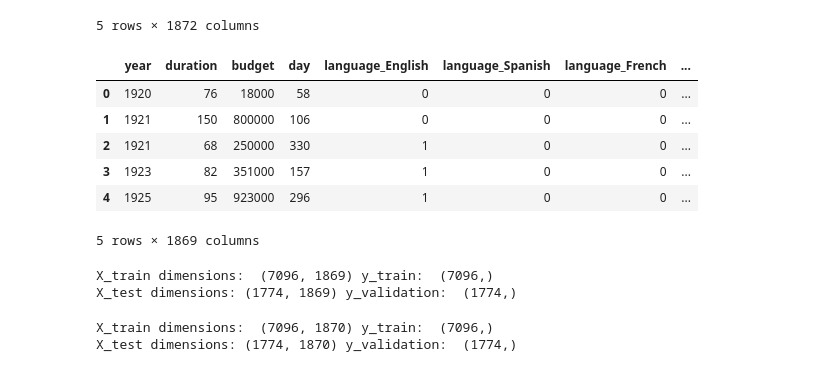
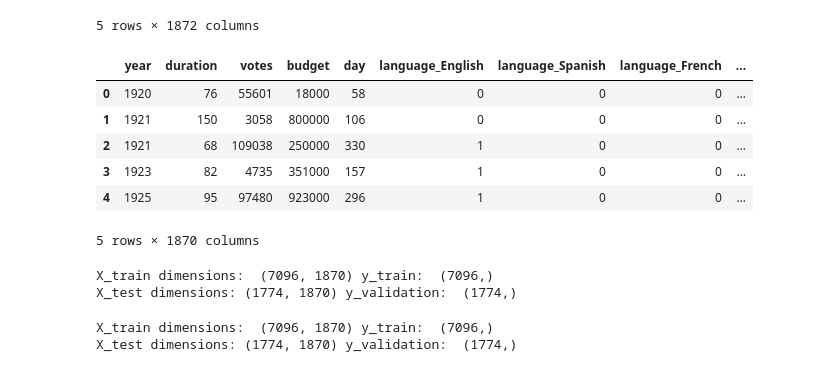
Before and after one commit to qizhengyaoyao/Final-project, a Jupyter notebook: 01_Data_Processing_LightGBM_CPU.ipynb, the cells around one changed output. Saved outputs shown, nothing was run; the diff lists cells and outputs as text; code cells hidden in the pictures.

```diff
--- a/01_Data_Processing_LightGBM_CPU.ipynb
+++ b/01_Data_Processing_LightGBM_CPU.ipynb
@@ -24,7 +45,10 @@ import numpy as np
 from sklearn.metrics import accuracy_score
 import pandas as pd
 # %%
-df = pd.read_csv('/content/drive/MyDrive/MonashDataBootcamp/Final_Project/movie_sample.csv')
+# df = pd.read_csv('/content/drive/MyDrive/MonashDataBootcamp/Final_Project/movie_sample.csv')
+
+df = pd.read_csv('data/movie_sample.csv')
+
 df.head()
 # %% [output]
 |  | Unnamed: 0 | year | duration | avg_vote | votes | budget | worlwide_gross_income | day | ... |
@@ -233,4 +257,4 @@ df.shape
 # %%
 sample_df = df.drop(["Unnamed: 0"], axis=1)
 # %%
-X = sample_df.drop(["avg_vote","votes","worlwide_gross_income"], axis=1)
+X = sample_df.drop(["avg_vote","worlwide_gross_income"], axis=1)
@@ -241,12 +261,12 @@ X_revenue = sample_df.drop(["votes","worlwide_gross_income"], axis=1)
 # %%
-X_revenue.head()
+X.head()
 # %% [output]
-|  | year | duration | budget | day | language_English | language_Spanish | language_French | ... |
-| 0 | 1920 | 76 | 18000 | 58 | 0 | 0 | 0 | ... |
-| 1 | 1921 | 150 | 800000 | 106 | 0 | 0 | 0 | ... |
-| 2 | 1921 | 68 | 250000 | 330 | 1 | 0 | 0 | ... |
-| 3 | 1923 | 82 | 351000 | 157 | 1 | 0 | 0 | ... |
-| 4 | 1925 | 95 | 923000 | 296 | 1 | 0 | 0 | ... |
+|  | year | duration | votes | budget | day | language_English | language_Spanish | language_French | ... |
+| 0 | 1920 | 76 | 55601 | 18000 | 58 | 0 | 0 | 0 | ... |
+| 1 | 1921 | 150 | 3058 | 800000 | 106 | 0 | 0 | 0 | ... |
+| 2 | 1921 | 68 | 109038 | 250000 | 330 | 1 | 0 | 0 | ... |
+| 3 | 1923 | 82 | 4735 | 351000 | 157 | 1 | 0 | 0 | ... |
+| 4 | 1925 | 95 | 97480 | 923000 | 296 | 1 | 0 | 0 | ... |
-5 rows × 1869 columns
+5 rows × 1870 columns
 # %%
 vote_y=sample_df["avg_vote"]
@@ -260,6 +280,6 @@ X_train, X_test, revenue_y_train, revenue_y_test = train_test_split(X, revenue_y
 print('X_train dimensions: ', X_train.shape, 'y_train: ', revenue_y_train.shape)
 print('X_test dimensions:', X_test.shape, 'y_validation: ', revenue_y_test.shape)
 # %% [output]
-X_train dimensions:  (7096, 1869) y_train:  (7096,)
-X_test dimensions: (1774, 1869) y_validation:  (1774,)
+X_train dimensions:  (7096, 1870) y_train:  (7096,)
+X_test dimensions: (1774, 1870) y_validation:  (1774,)
 # %%
```
Also changed, not shown: parts of 36 cells of this notebook.
